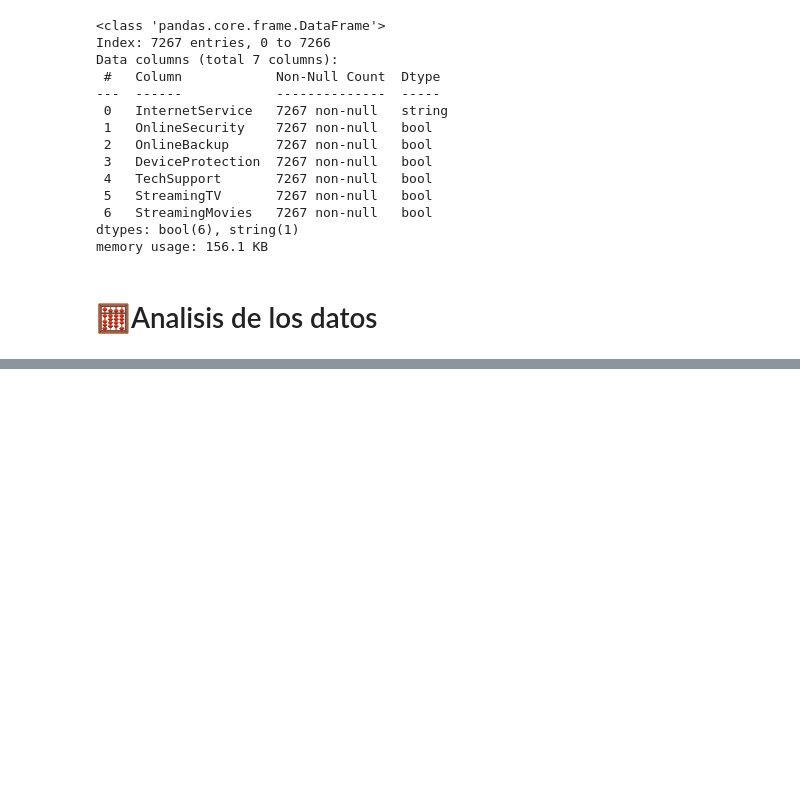
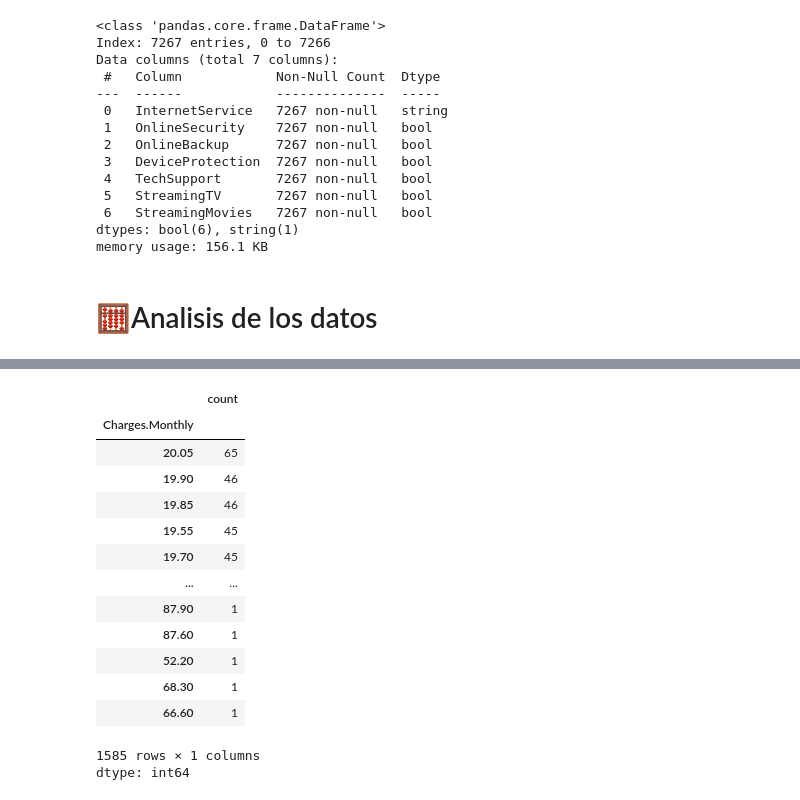
Before and after one commit to donosonahuel/alura-telecom, a Jupyter notebook: Alura_Challenge_Telecom_X.ipynb, the cells around one changed output, grey strips where cells are left out. Saved outputs shown, nothing was run; the diff lists cells and outputs as text; code cells hidden in the pictures; blank space fills up the shorter version.

```diff
--- a/Alura_Challenge_Telecom_X.ipynb
+++ b/Alura_Challenge_Telecom_X.ipynb
@@ -211,0 +266,18 @@ internet.to_json('internet_telecom_dtype.json')
+# %%
+cuentas_telecom['Charges.Monthly'].value_counts()
+# %% [output]
+|  | count |
+| Charges.Monthly |  |
+| 20.05 | 65 |
+| 19.90 | 46 |
+| 19.85 | 46 |
+| 19.55 | 45 |
+| 19.70 | 45 |
+| ... | ... |
+| 87.90 | 1 |
+| 87.60 | 1 |
+| 52.20 | 1 |
+| 68.30 | 1 |
+| 66.60 | 1 |
+1585 rows × 1 columns
+dtype: int64
```
Also changed, not shown: parts of 9 cells of this notebook.
